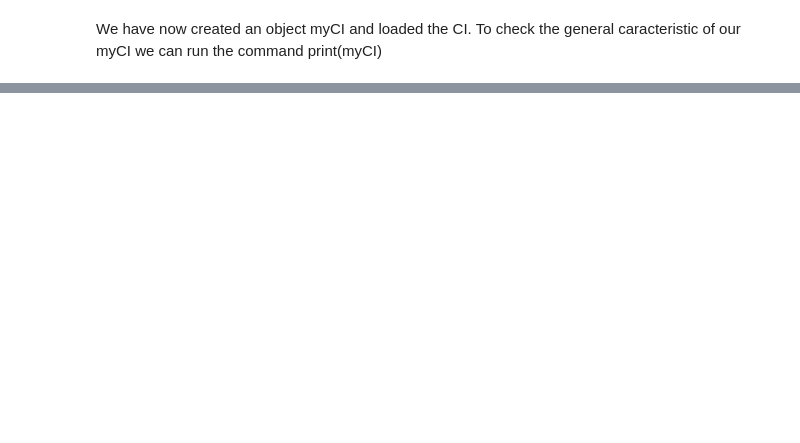
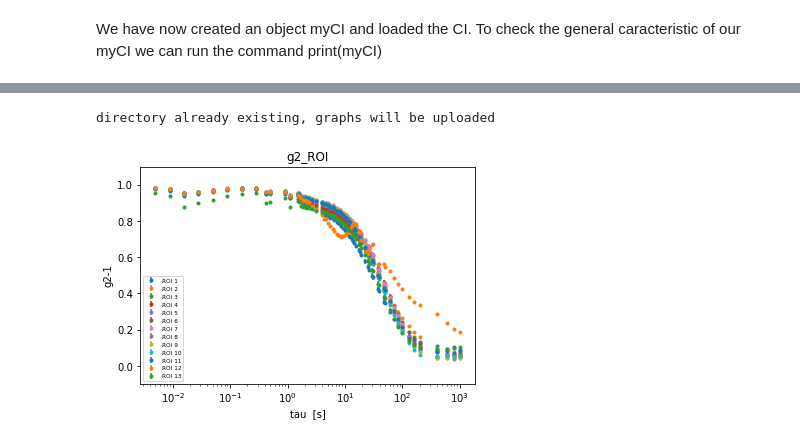
Before and after one commit to MatteoMilani95/PCI_o_Bpy, a Jupyter notebook: Tutorial.ipynb, the cells around one changed output, grey strips where cells are left out. Drawn from its saved outputs; the diff is of its cells as text; code cells hidden in the pictures; blank space fills up the shorter version.

```diff
--- a/Tutorial.ipynb
+++ b/Tutorial.ipynb
@@ -64,0 +120,3 @@ directory already existing, graphs will be uploaded
+# %%
+myCI_2 = CI.CI()
+myCI_2.Quick_Load('E:\\Matteo\\PHD\\light_scattering\\20210628_silicaTM30_40ul_1Murea_100units_01Vf_300mW_2_dry_1_H2O\\Cam1\\exptime_0.070000\\out13\\processed_CI')
@@ -64,0 +136,2 @@ directory already existing, graphs will be uploaded
+# %%
+myG2 = g2.G2(FolderName = myCI_2.FolderName, CI = myCI_2.CI, nROI = myCI_2.nROI, tau = myCI_2.tau)
@@ -64,0 +150,5 @@ directory already existing, graphs will be uploaded
+# %%
+myG2.G2Show('all')
+# %% [output]
+directory already existing, graphs will be uploaded
+[figure, added]
```
Also changed, not shown: parts of 24 cells of this notebook.
